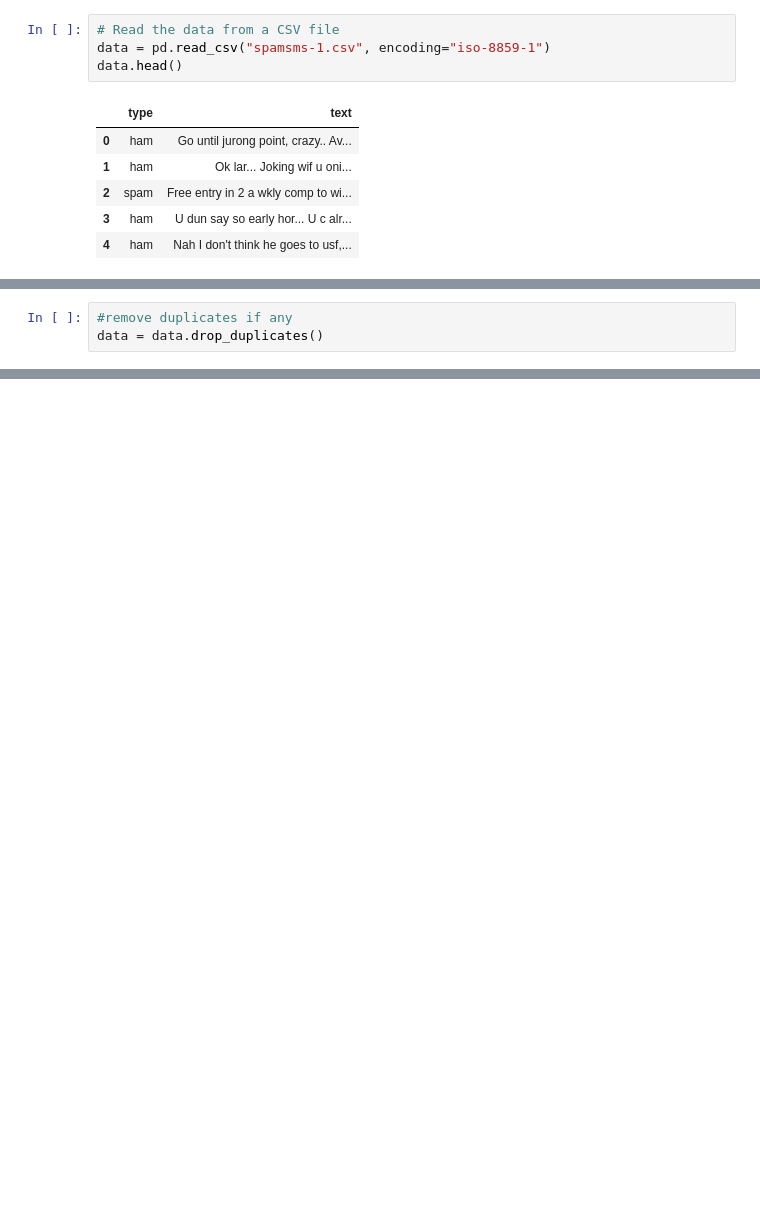
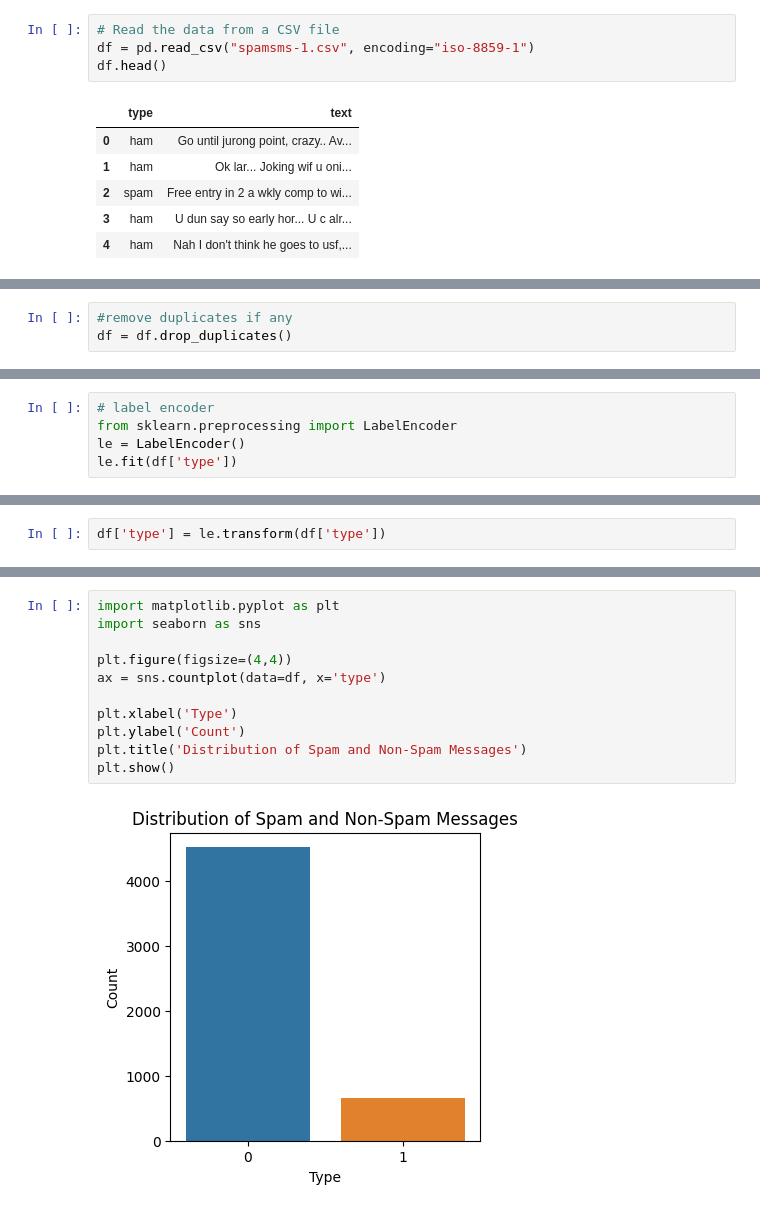
Before and after one commit to am-eric/Cousera-projects, a Jupyter notebook: Naive_Bayes_Email_Spam_Classification.ipynb, the cells around one changed output, grey strips where cells are left out. Drawn from its saved outputs; the diff is of its cells as text; blank space fills up the shorter version.

```diff
--- a/Naive_Bayes_Email_Spam_Classification.ipynb
+++ b/Naive_Bayes_Email_Spam_Classification.ipynb
@@ -28,8 +28,8 @@ Now lets predict if an Email is Span or not
 import pandas as pd
 # %%
 # Read the data from a CSV file
-data = pd.read_csv("spamsms-1.csv", encoding="iso-8859-1")
-data.head()
+df = pd.read_csv("spamsms-1.csv", encoding="iso-8859-1")
+df.head()
 # %% [output]
 |  | type | text |
 | 0 | ham | Go until jurong point, crazy.. Av... |
@@ -67,4 +67,4 @@ data.isna()
 5572 rows × 2 columns
 # %%
 #remove duplicates if any
-data = data.drop_duplicates()
+df = df.drop_duplicates()
@@ -70,0 +77,5 @@ data = data.drop_duplicates()
+# %%
+# label encoder
+from sklearn.preprocessing import LabelEncoder
+le = LabelEncoder()
+le.fit(df['type'])
@@ -70,0 +84,2 @@ data = data.drop_duplicates()
+# %%
+df['type'] = le.transform(df['type'])
@@ -70,0 +116,13 @@ data = data.drop_duplicates()
+# %%
+import matplotlib.pyplot as plt
+import seaborn as sns
+
+plt.figure(figsize=(4,4))
+ax = sns.countplot(data=df, x='type')
+
+plt.xlabel('Type')
+plt.ylabel('Count')
+plt.title('Distribution of Spam and Non-Spam Messages')
+plt.show()
+# %% [output]
+[figure, added]
```
Also changed, not shown: parts of 11 cells of this notebook.
